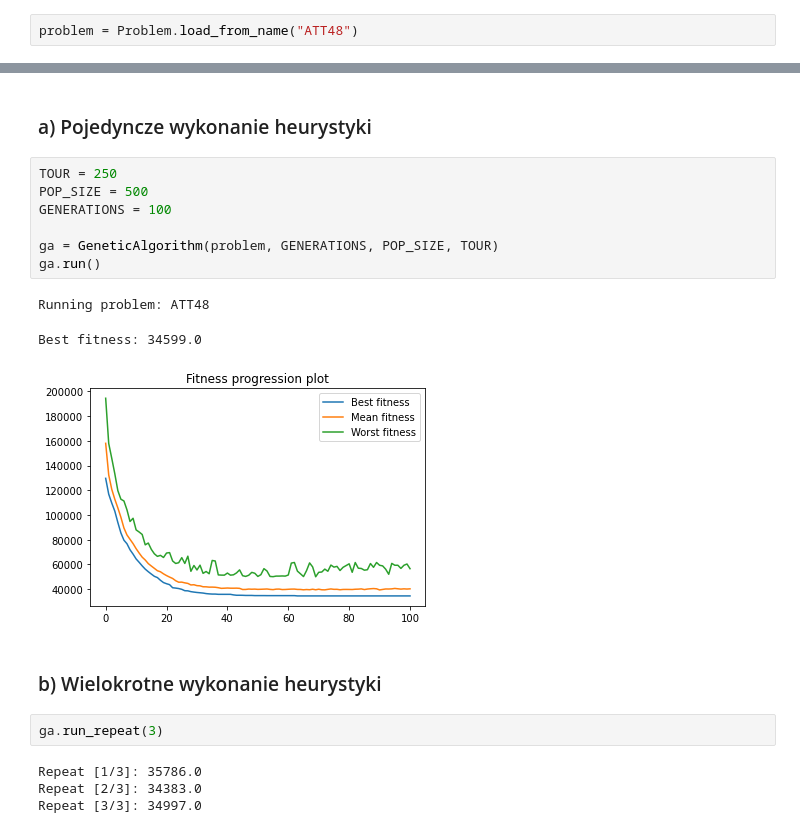
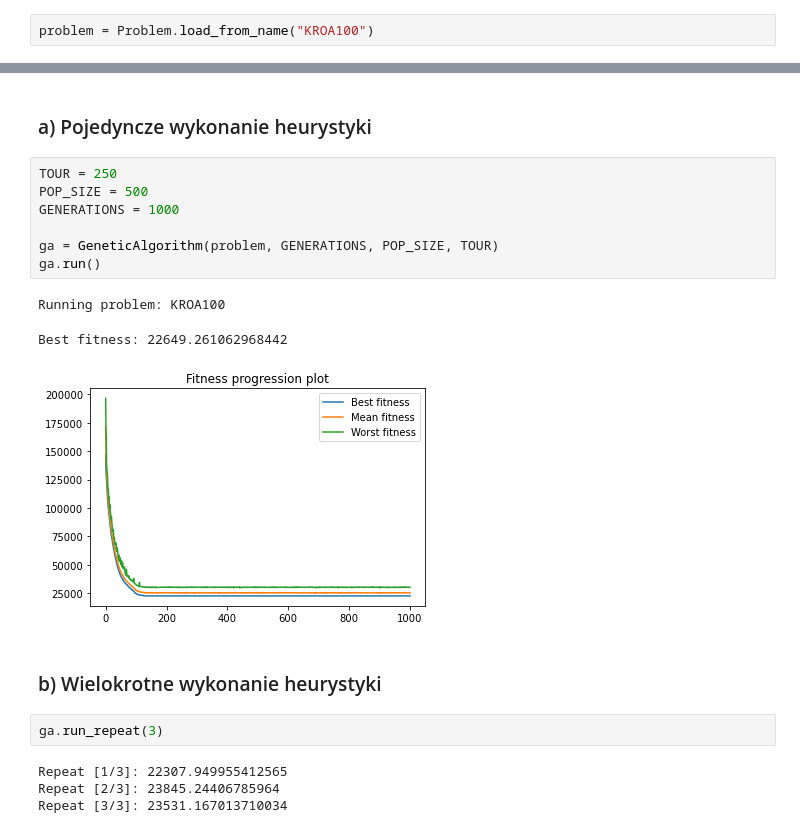
Before and after one commit to PatRyg99/ML-PWR-2022, a Jupyter notebook: Lista 2/lista-2.ipynb, the cells around one changed output, grey strips where cells are left out. Drawn from its saved outputs; the diff is of its cells as text.

```diff
--- a/Lista 2/lista-2.ipynb
+++ b/Lista 2/lista-2.ipynb
@@ -8,6 +21,6 @@ from src.heuristics.random_search import RandomSearch
 # %% [markdown]
 ## 1.1. Załadowanie problemu
 # %%
-problem = Problem.load_from_name("ATT48")
+problem = Problem.load_from_name("KROA100")
 # %% [output]
 ----------------------------------------------
@@ -62,19 +75,19 @@ Repeat [3/3]: 37928.0
 # %%
 TOUR = 250
 POP_SIZE = 500
-GENERATIONS = 100
+GENERATIONS = 1000
 
 ga = GeneticAlgorithm(problem, GENERATIONS, POP_SIZE, TOUR)
 ga.run()
 # %% [output]
-Running problem: ATT48
+Running problem: KROA100
-Best fitness: 34599.0
+Best fitness: 22649.261062968442
-[figure, old version]
+[figure, new version]
 # %% [markdown]
 ### b) Wielokrotne wykonanie heurystyki
 # %%
 ga.run_repeat(3)
 # %% [output]
-Repeat [1/3]: 35786.0
-Repeat [2/3]: 34383.0
-Repeat [3/3]: 34997.0
+Repeat [1/3]: 22307.949955412565
+Repeat [2/3]: 23845.24406785964
+Repeat [3/3]: 23531.167013710034
```
Also changed, not shown: parts of 36 cells of this notebook, 35 other files.
